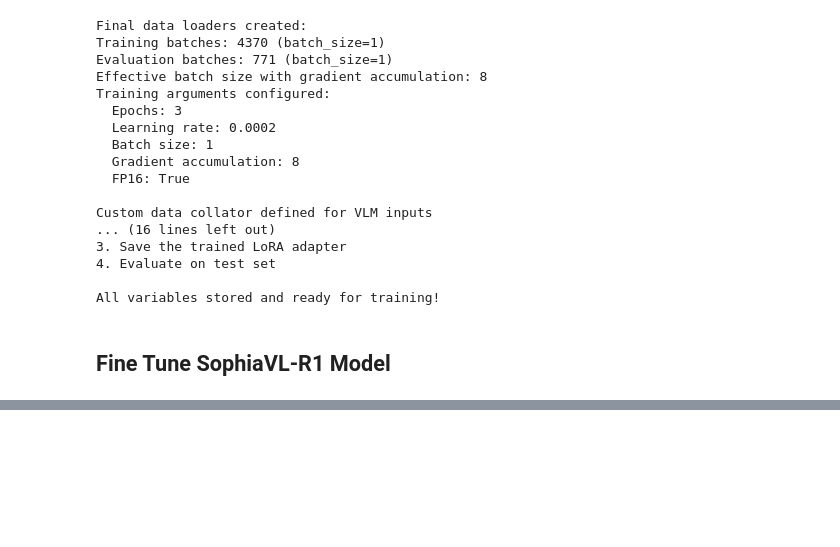
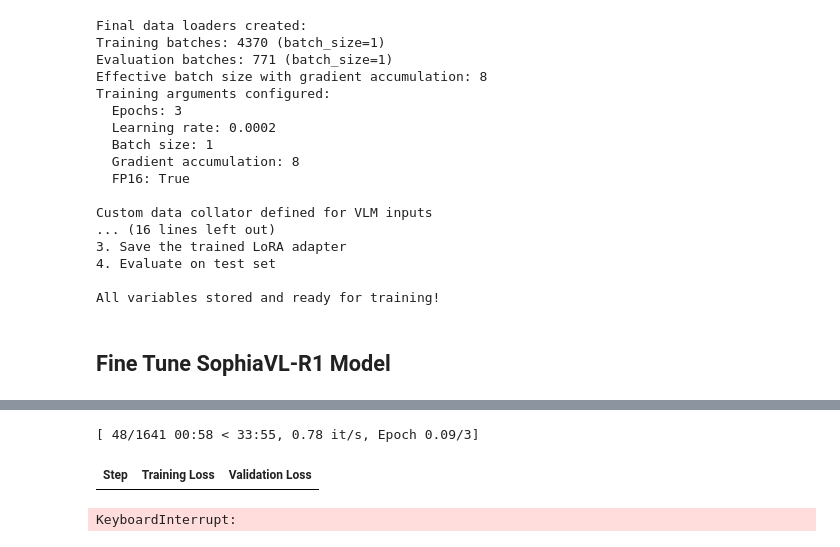
Before and after one commit to lamcnguyen89/CAP_6411_Assignments, a Jupyter notebook: Aug2025/01_Assignments/05-MLLM/CAP6411_Assignment_05 copy 3.ipynb, the cells around one changed output, grey strips where cells are left out. Saved outputs shown, nothing was run; the diff lists cells and outputs as text; code cells hidden in the pictures; blank space fills up the shorter version.

```diff
--- a/Aug2025/01_Assignments/05-MLLM/CAP6411_Assignment_05 copy 3.ipynb
+++ b/Aug2025/01_Assignments/05-MLLM/CAP6411_Assignment_05 copy 3.ipynb
@@ -1115,75 +1118,6 @@ try:
 except Exception as e:
     print(f"❌ Training failed: {e}")
     print("Consider reducing batch size or sequence length if you're running out of memory.")
-
-# Test inference with the finetuned model
-print("\n🔍 Testing inference with finetuned model...")
-try:
-    # Get a sample from the evaluation dataset
-    test_sample = mathvista_eval_dataset[0]
-    test_question = test_sample['original_question']
-    test_answer = test_sample['original_answer']
-
-    print(f"Test Question: {test_question[:200]}...")
-    print(f"Expected Answer: {test_answer[:100]}...")
-
-    # Prepare inputs for inference
-    # Note: For actual inference, you'd load the image properly
-    dummy_image = Image.new('RGB', (224, 224), color='white')
-    prompt = f"Question: {test_question}\nAnswer:"
-
-    inputs = model_processor(
-        text=prompt,
-        images=dummy_image,
-        return_tensors="pt"
-    )
-
-    # Move to device
-    for key in inputs:
-        if isinstance(inputs[key], torch.Tensor):
-            inputs[key] = inputs[key].to(sophiavl_lora_model.device)
-
-    # Generate response
-    with torch.no_grad():
-        generated_ids = sophiavl_lora_model.generate(
-            **inputs,
-            max_new_tokens=100,
-            do_sample=True,
-            temperature=0.7,
-            pad_token_id=model_processor.tokenizer.eos_token_id
-        )
-
-    # Decode the generated response
-    generated_text = model_processor.tokenizer.decode(
-        generated_ids[0],
-        skip_special_tokens=True
-    )
-
-    # Extract just the answer part
-    if "Answer:" in generated_text:
-        generated_answer = generated_text.split("Answer:")[-1].strip()
-    else:
-        generated_answer = generated_text
-
-    print(f"Generated Answer: {generated_answer[:200]}...")
-
-except Exception as e:
-    print(f"⚠️ Inference test failed: {e}")
-
-print("\n" + "="*70)
-print("🏁 SophiaVL-R1 LoRA Finetuning Complete!")
-print("="*70)
-print("\nNext steps:")
-print("1. ✓ Model has been finetuned with LoRA on MathVista")
-print("2. ✓ LoRA adapter has been saved")
-print("3. → Run evaluation on the full test set")
-print("4. → Compare with InternVL3 results")
-print("5. → Submit to MathVista leaderboard")
-
-# Store results for later use
-sophiavl_trained_model = sophiavl_lora_model
-print(f"\nFinetuned model stored as 'sophiavl_trained_model'")
-print("Ready for comprehensive evaluation! 🎯")
 # %% [output]
 🚀 Starting SophiaVL-R1 LoRA Finetuning on MathVista Dataset
 ======================================================================
@@ -1204,0 +1139,3 @@ Ready for comprehensive evaluation! 🎯
+[ 48/1641 00:58 < 33:55, 0.78 it/s, Epoch 0.09/3]
+| Step | Training Loss | Validation Loss |
+KeyboardInterrupt:
```
Also changed, not shown: parts of 5 cells of this notebook, 15 other files.
